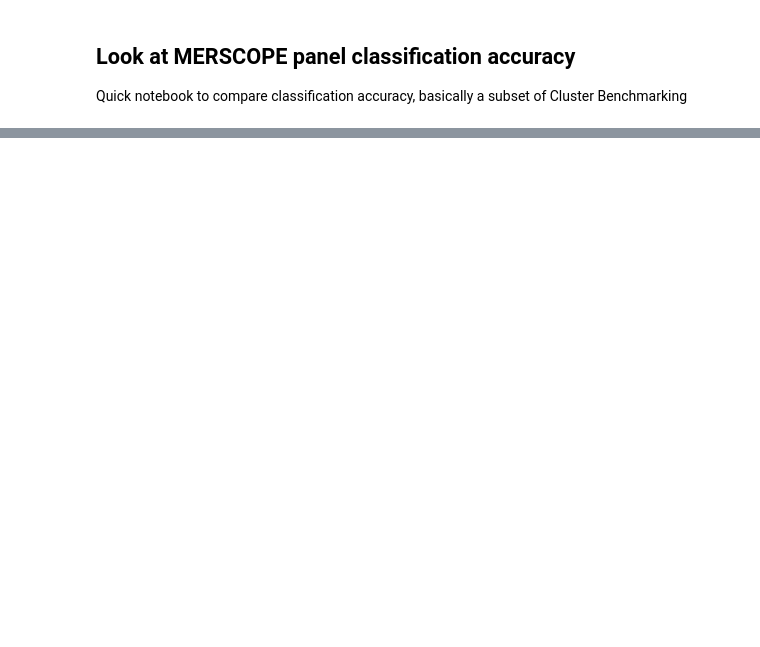
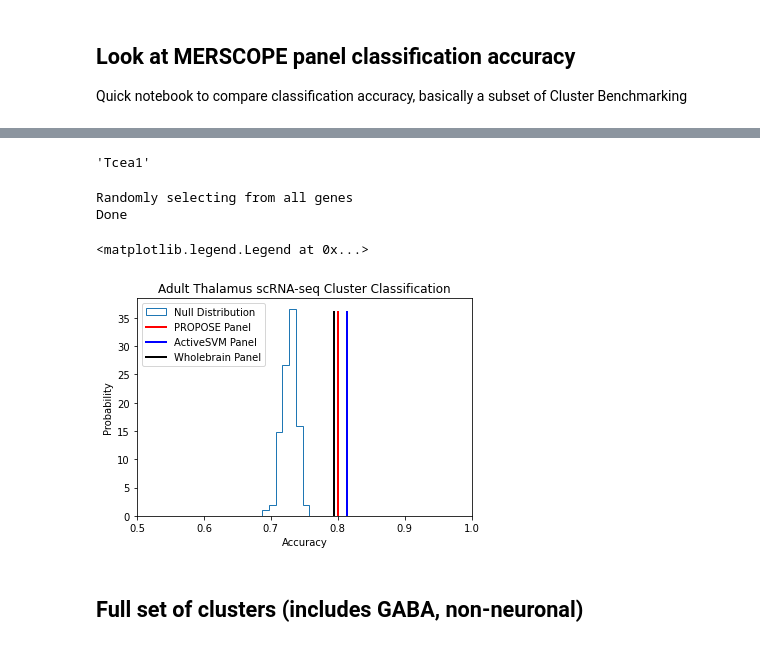
Before and after one commit to mathewsummers/Thalamus-scRNAseq, a Jupyter notebook: Code/Compare 500 gene panels.ipynb, the cells around one changed output, grey strips where cells are left out. Drawn from its saved outputs; the diff is of its cells as text; code cells hidden in the pictures; blank space fills up the shorter version.

```diff
--- a/Code/Compare 500 gene panels.ipynb
+++ b/Code/Compare 500 gene panels.ipynb
@@ -121,0 +225,55 @@ plt.savefig('../Figures/forebrain panel comparison.svg')
+# %%
+gluData.var_names.to_list()
+# %% [output]
+'Tcea1'
+# %%
+# Plot as null distribution
+
+# Randomly sample from top 1000 DE genes
+import random
+import re
+
+print("Randomly selecting from all genes")
+
+np.random.seed(0)
+rSample = np.zeros(100)
+for i in range(len(rSample)):
+#     rGeneList = random.sample(gluData.var_names.to_list(),500) # sample from all genes
+    rGeneList = random.sample(sorted(topGenes),500)
+    [rAc, rMat] = evalPanel(gluData,rGeneList,gluData.obs["cluster_label"])
+    rSample[i] = rAc
+rAccuracy = np.mean(rSample)
+
+print('Done')
+
+nullDist = rSample
+# Randomly sample from top 1000 DE genes
+# rGeneList = random.sample(sorted(topGenes),32*202)
+
+# Assess accuracy of subsets of panel
+# count = 0
+# rAccuracy = np.zeros(5)
+# for i in [202, 404, 500, 1120, 32*202]:
+#     rAccuracy[count] = evalPanel(gluData,rGeneList[0:i],gluData.obs["cluster_label"],False)
+#     count = count + 1
+# %% [output]
+Randomly selecting from all genes
+Done
+# %%
+# Plot cell-wise total expression count for all genes in panel
+bins = np.linspace(0,1,100)
+
+plt.hist(nullDist, bins, density = True, histtype='step', cumulative=False, linewidth = 1,label='Null Distribution');
+plt.plot([prAccuracy, prAccuracy],[0, 36],'r-',linewidth = 2,label = "PROPOSE Panel")
+plt.plot([svAccuracy, svAccuracy],[0, 36],'b-',linewidth = 2,label = "ActiveSVM Panel")
+plt.plot([fbAccuracy, fbAccuracy],[0, 36],'k-',linewidth = 2,label = "Wholebrain Panel")
+plt.xlim([0.5,1])
+plt.xlabel('Accuracy')
+plt.ylabel('Probability')
+plt.title('Adult Thalamus scRNA-seq Cluster Classification')
+plt.legend(loc='upper left')
+# %% [output]
+<matplotlib.legend.Legend at 0x...>
+[figure, added]
+# %% [markdown]
+## Full set of clusters (includes GABA, non-neuronal)
```
Also changed, not shown: parts of 12 cells of this notebook, 4 other files.
